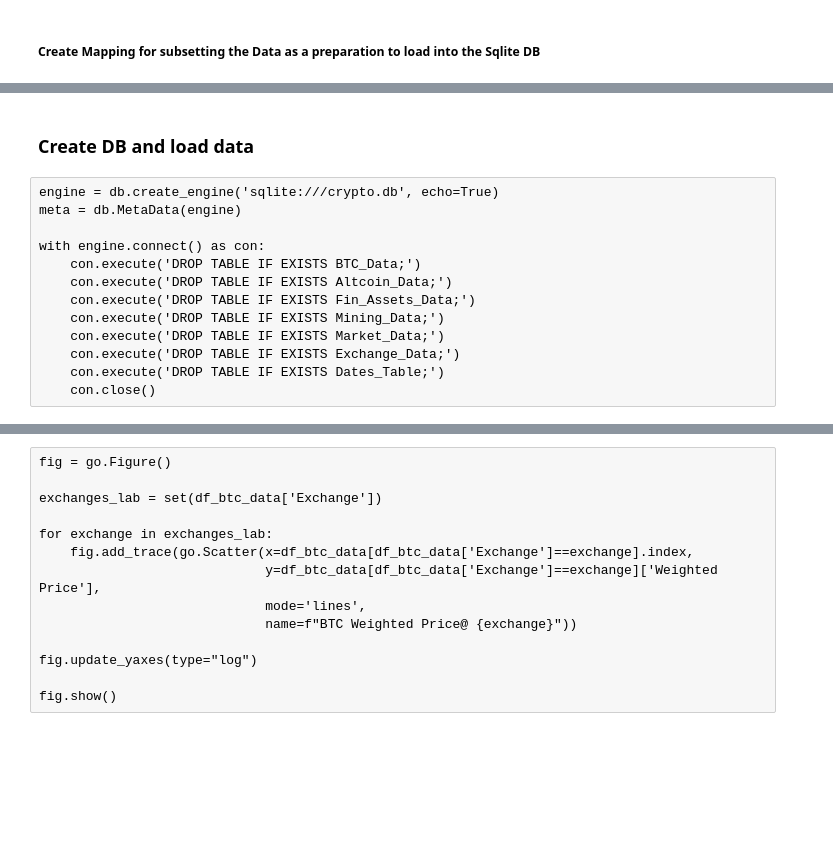
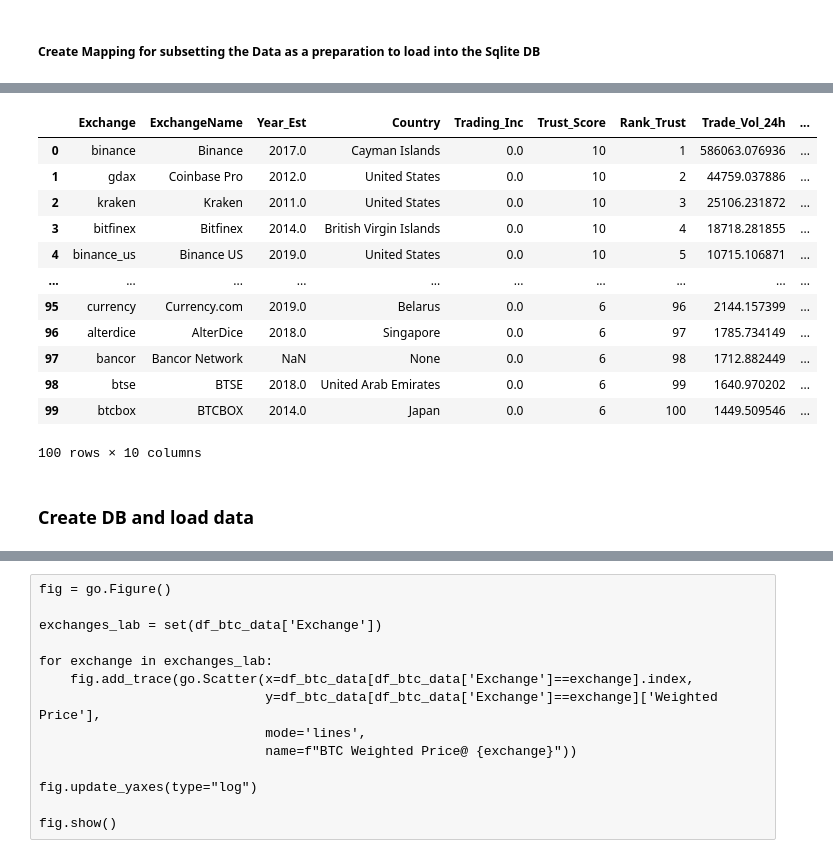
Before and after one commit to akosredey/crypto-project, a Jupyter notebook: 01_Crypto_EDA/01_Crypto_EDA.ipynb, the cells around one changed output, grey strips where cells are left out. Drawn from its saved outputs; the diff is of its cells as text; code cells hidden in the pictures; blank space fills up the shorter version.

```diff
--- a/01_Crypto_EDA/01_Crypto_EDA.ipynb
+++ b/01_Crypto_EDA/01_Crypto_EDA.ipynb
@@ -63,8 +63,7 @@ def column_rename(df, df_name, mapping_dict):
 
 def df_date_to_col(df):
     df_new_index = df.reset_index()
-    df_date_col = df_new_index.rename(columns={'index': 'Date'})
-    df_date_col.columns = df_date_col.columns.str.title()
+    df_date_col = df_new_index.rename(columns={'index': 'Date', 'date': 'Date'})
     return df_date_col
 
 
@@ -74,6 +73,13 @@ def sql_preprocess(df, df_name, mapping_dict):
     df_prep = df_date_to_col(df_ren)
     return df_prep
 
+def load_to_sql(table_name):
+    engine = db.create_engine('sqlite:///crypto.db', echo=True)
+    meta = db.MetaData(engine)
+
+    with engine.connect() as con:
+        df_btc_prep.to_sql(table_name, con=con, if_exists='replace', index=False)
+        con.close()
 
 def create_date_table(start='1900-01-01', end='2099-12-31'):
    df = pd.DataFrame({"Date": pd.date_range(start, end)})
@@ -1175,3 +1181,9 @@ df_mining_prep = sql_preprocess(df_mining, 'Mining Data', data_frames_col_transl
 df_exchanges_prep = sql_preprocess(df_exchanges, 'Exchanges Data', data_frames_col_translate)
 df_markets_prep = sql_preprocess(df_markets, 'Markets Data', data_frames_col_translate)
 df_dates_prep = sql_preprocess(df_dates, 'Date Table', data_frames_col_translate)
+
+# Additional manual preprocessing
+
+df_markets_prep = df_markets_prep.drop('Date', axis=1)
+df_exchanges_prep = df_exchanges_prep.drop('Date', axis=1)
+df_exchanges_prep['Trading_Inc'] = df_exchanges_prep['Trading_Inc'].replace({True: 1, False: 0})
@@ -1194,15 +1190,18 @@ df_altcoin_prep
+# %%
+df_exchanges_prep
+# %% [output]
+|  | Exchange | ExchangeName | Year_Est | Country | Trading_Inc | Trust_Score | Rank_Trust | Trade_Vol_24h | ... |
+| 0 | binance | Binance | 2017.0 | Cayman Islands | 0.0 | 10 | 1 | 586063.076936 | ... |
+| 1 | gdax | Coinbase Pro | 2012.0 | United States | 0.0 | 10 | 2 | 44759.037886 | ... |
+| 2 | kraken | Kraken | 2011.0 | United States | 0.0 | 10 | 3 | 25106.231872 | ... |
+| 3 | bitfinex | Bitfinex | 2014.0 | British Virgin Islands | 0.0 | 10 | 4 | 18718.281855 | ... |
+| 4 | binance_us | Binance US | 2019.0 | United States | 0.0 | 10 | 5 | 10715.106871 | ... |
+| ... | ... | ... | ... | ... | ... | ... | ... | ... | ... |
+| 95 | currency | Currency.com | 2019.0 | Belarus | 0.0 | 6 | 96 | 2144.157399 | ... |
+| 96 | alterdice | AlterDice | 2018.0 | Singapore | 0.0 | 6 | 97 | 1785.734149 | ... |
+| 97 | bancor | Bancor Network | NaN | None | 0.0 | 6 | 98 | 1712.882449 | ... |
+| 98 | btse | BTSE | 2018.0 | United Arab Emirates | 0.0 | 6 | 99 | 1640.970202 | ... |
+| 99 | btcbox | BTCBOX | 2014.0 | Japan | 0.0 | 6 | 100 | 1449.509546 | ... |
+100 rows × 10 columns
 # %% [markdown]
 ### Create DB and load data
-# %% [raw]
-engine = db.create_engine('sqlite:///crypto.db', echo=True)
-meta = db.MetaData(engine)
-
-with engine.connect() as con:
-    con.execute('DROP TABLE IF EXISTS BTC_Data;')
-    con.execute('DROP TABLE IF EXISTS Altcoin_Data;')
-    con.execute('DROP TABLE IF EXISTS Fin_Assets_Data;')
-    con.execute('DROP TABLE IF EXISTS Mining_Data;')
-    con.execute('DROP TABLE IF EXISTS Market_Data;')
-    con.execute('DROP TABLE IF EXISTS Exchange_Data;')
-    con.execute('DROP TABLE IF EXISTS Dates_Table;')
-    con.close()
```
Also changed, not shown: parts of 21 cells of this notebook, 2 other files.
